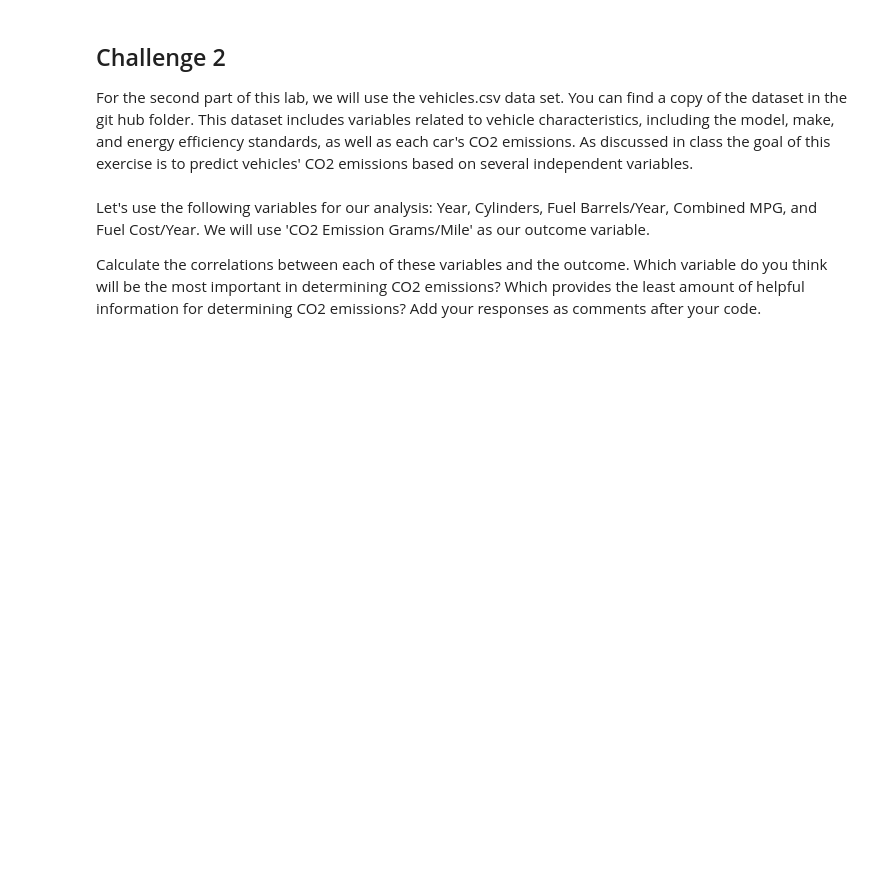
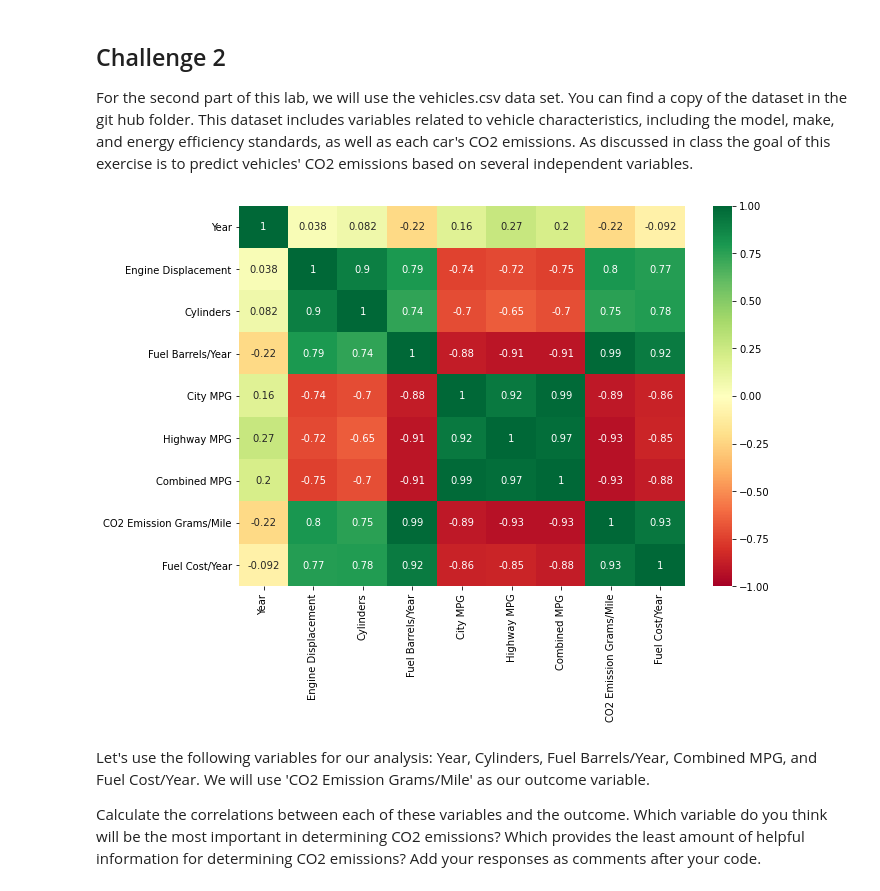
Before and after one commit to ta-data-lis/lab-regression-analysis, a Jupyter notebook: your-code/challenge1.ipynb, the cells around one changed output. Saved outputs shown, nothing was run; the diff lists cells and outputs as text; code cells hidden in the pictures; blank space fills up the shorter version.

```diff
--- a/your-code/challenge1.ipynb
+++ b/your-code/challenge1.ipynb
@@ -65,0 +144,2 @@ For the second part of this lab, we will use the vehicles.csv data set. You can
+# %%
+vehicles = pd.read_csv('vehicles.csv')
@@ -66,3 +149,8 @@ For the second part of this lab, we will use the vehicles.csv data set. You can
+# %%
+fig, ax = plt.subplots(figsize = (10,7))
+sns.heatmap(vehicles.corr(), cmap = plt.cm.RdYlGn, ax = ax, vmin = -1, vmax = 1, annot=True);
+# %% [output]
+[figure, added]
 # %% [markdown]
 Let's use the following variables for our analysis: Year, Cylinders, Fuel Barrels/Year, Combined MPG, and Fuel Cost/Year. We will use 'CO2 Emission Grams/Mile' as our outcome variable.
 
```
Also changed, not shown: parts of 42 cells of this notebook.
